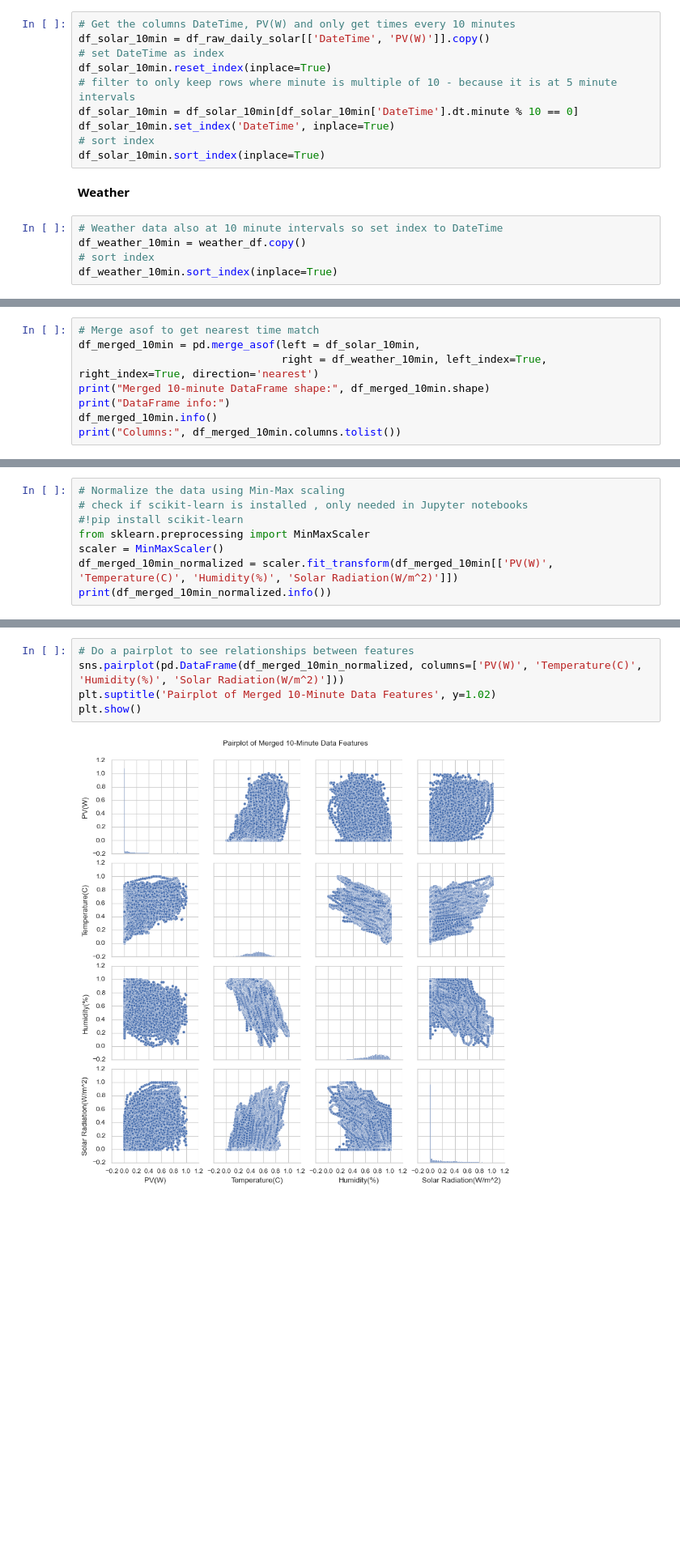
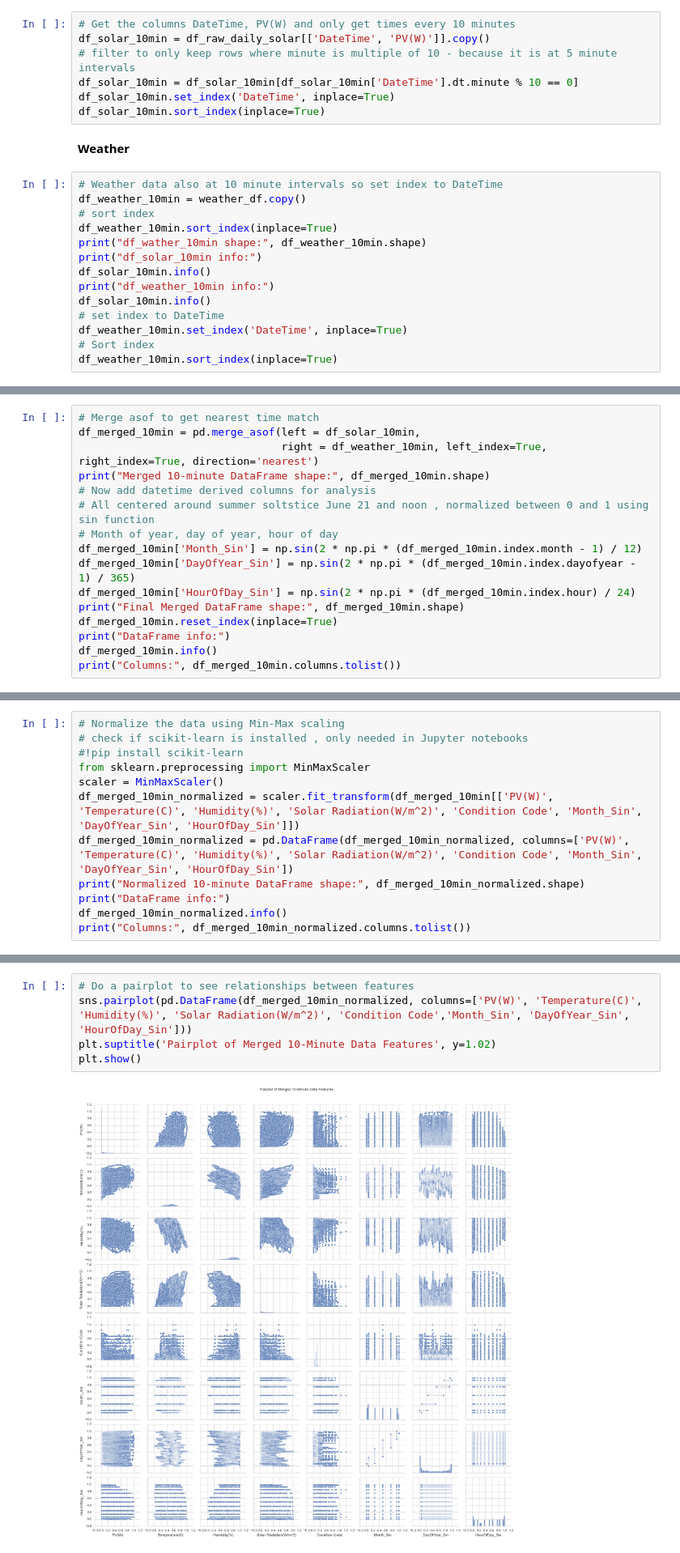
Before and after one commit to clydewatts1/PFDA-programming-for-data-analytics, a Jupyter notebook: big_project/big_project.ipynb, the cells around one changed output, grey strips where cells are left out. Shown at 81% size. Cells and saved outputs as stored; diff of their text form; blank space fills up the shorter version.

```diff
--- a/big_project/big_project.ipynb
+++ b/big_project/big_project.ipynb
@@ -1033,12 +1141,9 @@ __Solar__
 # %%
 # Get the columns DateTime, PV(W) and only get times every 10 minutes
 df_solar_10min = df_raw_daily_solar[['DateTime', 'PV(W)']].copy()
-# set DateTime as index
-df_solar_10min.reset_index(inplace=True)
 # filter to only keep rows where minute is multiple of 10 - because it is at 5 minute intervals
 df_solar_10min = df_solar_10min[df_solar_10min['DateTime'].dt.minute % 10 == 0]
 df_solar_10min.set_index('DateTime', inplace=True)
-# sort index
 df_solar_10min.sort_index(inplace=True)
 # %% [markdown]
 __Weather__
@@ -1047,3 +1152,12 @@ __Weather__
 df_weather_10min = weather_df.copy()
 # sort index
 df_weather_10min.sort_index(inplace=True)
+print("df_wather_10min shape:", df_weather_10min.shape)
+print("df_solar_10min info:")
+df_solar_10min.info()
+print("df_weather_10min info:")
+df_solar_10min.info()
+# set index to DateTime
+df_weather_10min.set_index('DateTime', inplace=True)
+# Sort index
+df_weather_10min.sort_index(inplace=True)
@@ -1056,6 +1190,14 @@ __Merge__
 df_merged_10min = pd.merge_asof(left = df_solar_10min,
                                 right = df_weather_10min, left_index=True, right_index=True, direction='nearest')
 print("Merged 10-minute DataFrame shape:", df_merged_10min.shape)
+# Now add datetime derived columns for analysis
+# All centered around summer soltstice June 21 and noon , normalized between 0 and 1 using sin function
+# Month of year, day of year, hour of day
+df_merged_10min['Month_Sin'] = np.sin(2 * np.pi * (df_merged_10min.index.month - 1) / 12)
+df_merged_10min['DayOfYear_Sin'] = np.sin(2 * np.pi * (df_merged_10min.index.dayofyear - 1) / 365)
+df_merged_10min['HourOfDay_Sin'] = np.sin(2 * np.pi * (df_merged_10min.index.hour) / 24)
+print("Final Merged DataFrame shape:", df_merged_10min.shape)
+df_merged_10min.reset_index(inplace=True)
 print("DataFrame info:")
 df_merged_10min.info()
 print("Columns:", df_merged_10min.columns.tolist())
@@ -1112,6 +1261,10 @@ The Min Max Scaler is used from scipy. This will convert each of the features or
 #!pip install scikit-learn
 from sklearn.preprocessing import MinMaxScaler
 scaler = MinMaxScaler()
-df_merged_10min_normalized = scaler.fit_transform(df_merged_10min[['PV(W)', 'Temperature(C)', 'Humidity(%)', 'Solar Radiation(W/m^2)']])
-print(df_merged_10min_normalized.info())
+df_merged_10min_normalized = scaler.fit_transform(df_merged_10min[['PV(W)', 'Temperature(C)', 'Humidity(%)', 'Solar Radiation(W/m^2)', 'Condition Code', 'Month_Sin', 'DayOfYear_Sin', 'HourOfDay_Sin']])
+df_merged_10min_normalized = pd.DataFrame(df_merged_10min_normalized, columns=['PV(W)', 'Temperature(C)', 'Humidity(%)', 'Solar Radiation(W/m^2)', 'Condition Code', 'Month_Sin', 'DayOfYear_Sin', 'HourOfDay_Sin'])
+print("Normalized 10-minute DataFrame shape:", df_merged_10min_normalized.shape)
+print("DataFrame info:")
+df_merged_10min_normalized.info()
+print("Columns:", df_merged_10min_normalized.columns.tolist())
 # %% [output]
@@ -1135,7 +1313,7 @@ plt.show()
 # %%
 # Do a pairplot to see relationships between features
-sns.pairplot(pd.DataFrame(df_merged_10min_normalized, columns=['PV(W)', 'Temperature(C)', 'Humidity(%)', 'Solar Radiation(W/m^2)']))
+sns.pairplot(pd.DataFrame(df_merged_10min_normalized, columns=['PV(W)', 'Temperature(C)', 'Humidity(%)', 'Solar Radiation(W/m^2)', 'Condition Code','Month_Sin', 'DayOfYear_Sin', 'HourOfDay_Sin']))
 plt.suptitle('Pairplot of Merged 10-Minute Data Features', y=1.02)
 plt.show()
 # %% [output]
-[figure, old version]
+[figure, new version]
```
Also changed, not shown: parts of 32 cells of this notebook, 3 other files.
